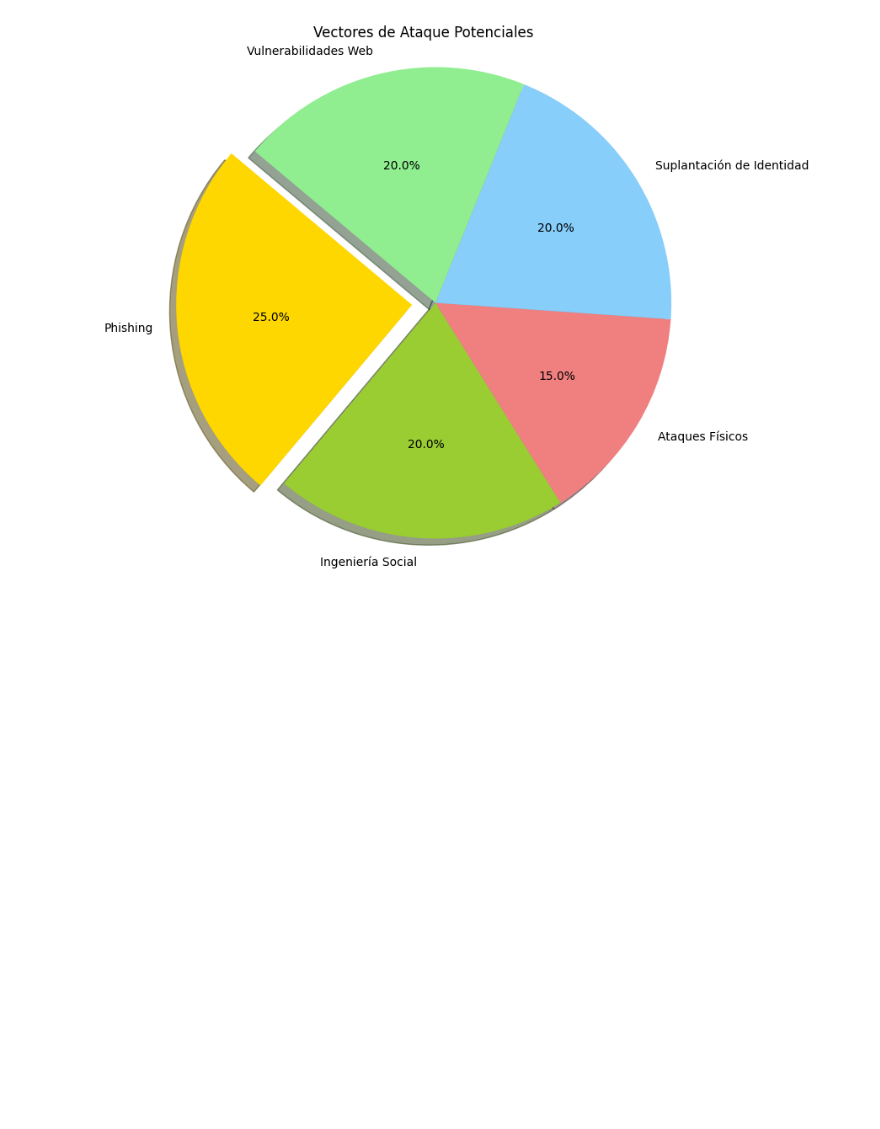
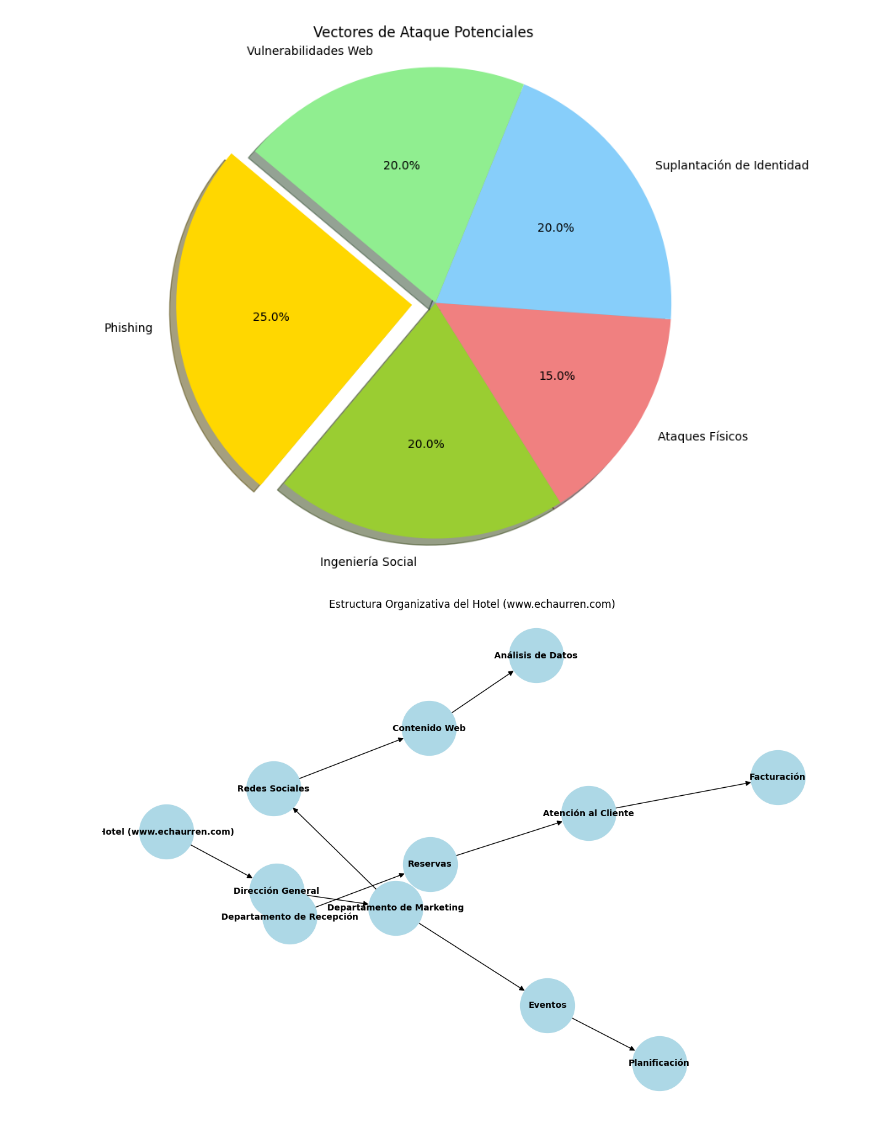
Before and after one commit to vicevil77/CIBERSEGURIDAD_THEBRIDGE, a Jupyter notebook: GENERAL_TEAM_CHALLENGES/RETO_3/graficos.ipynb, the cells around one changed output. Saved outputs shown, nothing was run; the diff lists cells and outputs as text; code cells hidden in the pictures; blank space fills up the shorter version.

```diff
--- a/GENERAL_TEAM_CHALLENGES/RETO_3/graficos.ipynb
+++ b/GENERAL_TEAM_CHALLENGES/RETO_3/graficos.ipynb
@@ -50,3 +15,48 @@ plt.axis('equal')  # Para que el gráfico sea un círculo
 plt.show()
 # %% [output]
 [figure]
+# %%
+import matplotlib.pyplot as plt
+import networkx as nx
+
+# Crear un grafo dirigido
+G = nx.DiGraph()
+
+# Añadir nodos
+nodos = [
+    "Hotel (www.echaurren.com)", "Dirección General",
+    "Departamento de Recepción", "Departamento de Marketing",
+    "Reservas", "Atención al Cliente", "Facturación",
+    "Redes Sociales", "Contenido Web", "Análisis de Datos",
+    "Eventos", "Planificación"
+]
+
+for nodo in nodos:
+    G.add_node(nodo)
+
+# Añadir aristas
+aristas = [
+    ("Hotel (www.echaurren.com)", "Dirección General"),
+    ("Dirección General", "Departamento de Recepción"),
+    ("Dirección General", "Departamento de Marketing"),
+    ("Departamento de Recepción", "Reservas"),
+    ("Reservas", "Atención al Cliente"),
+    ("Atención al Cliente", "Facturación"),
+    ("Departamento de Marketing", "Redes Sociales"),
+    ("Redes Sociales", "Contenido Web"),
+    ("Contenido Web", "Análisis de Datos"),
+    ("Departamento de Marketing", "Eventos"),
+    ("Eventos", "Planificación")
+]
+
+G.add_edges_from(aristas)
+
+# Dibujar el grafo usando spring_layout
+pos = nx.spring_layout(G)
+plt.figure(figsize=(12, 8))
+nx.draw(G, pos, with_labels=True, node_size=4000, node_color="lightblue", font_size=10, font_weight="bold", arrows=True, arrowstyle="-|>", arrowsize=12)
+plt.title("Estructura Organizativa del Hotel (www.echaurren.com)")
+plt.axis('off')  # Ocultar los ejes para un gráfico más limpio
+plt.show()
+# %% [output]
+[figure, added]
```
Also changed, not shown: parts of 1 cell of this notebook, 7 other files.
